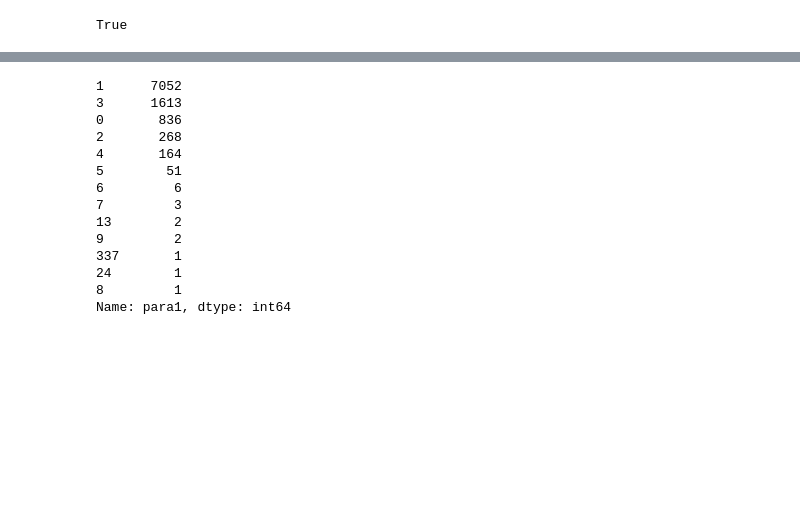
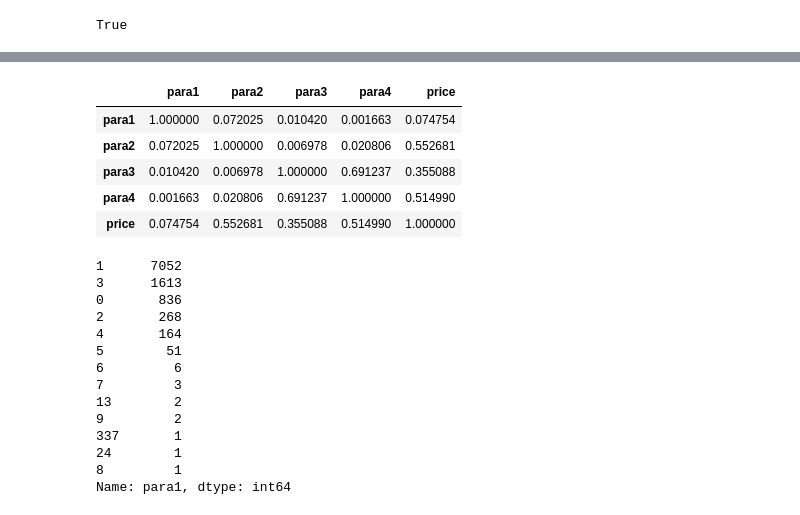
Before and after one commit to MaikRos/HAMS, a Jupyter notebook: analysis.ipynb, the cells around one changed output, grey strips where cells are left out. Saved outputs shown, nothing was run; the diff lists cells and outputs as text; code cells hidden in the pictures; blank space fills up the shorter version.

```diff
--- a/analysis.ipynb
+++ b/analysis.ipynb
@@ -110,5 +111,15 @@ df.head()
 # %%
 # the categorical features are now transformed using one hot encoding.
 df = pd.get_dummies(df, columns=['loc1', 'loc2', 'dow'])
+# %%
+#are any of the numerical columns correlated to the price?
+df[['para1', 'para2', 'para3', 'para4', 'price']].corr()
+# %% [output]
+|  | para1 | para2 | para3 | para4 | price |
+| para1 | 1.000000 | 0.072025 | 0.010420 | 0.001663 | 0.074754 |
+| para2 | 0.072025 | 1.000000 | 0.006978 | 0.020806 | 0.552681 |
+| para3 | 0.010420 | 0.006978 | 1.000000 | 0.691237 | 0.355088 |
+| para4 | 0.001663 | 0.020806 | 0.691237 | 1.000000 | 0.514990 |
+| price | 0.074754 | 0.552681 | 0.355088 | 0.514990 | 1.000000 |
 # %%
 # para1 is a feature containing numbers, however the first five rows contained only 0 and 1 so it is explored whether
```
Also changed, not shown: parts of 16 cells of this notebook, 1 other file.
